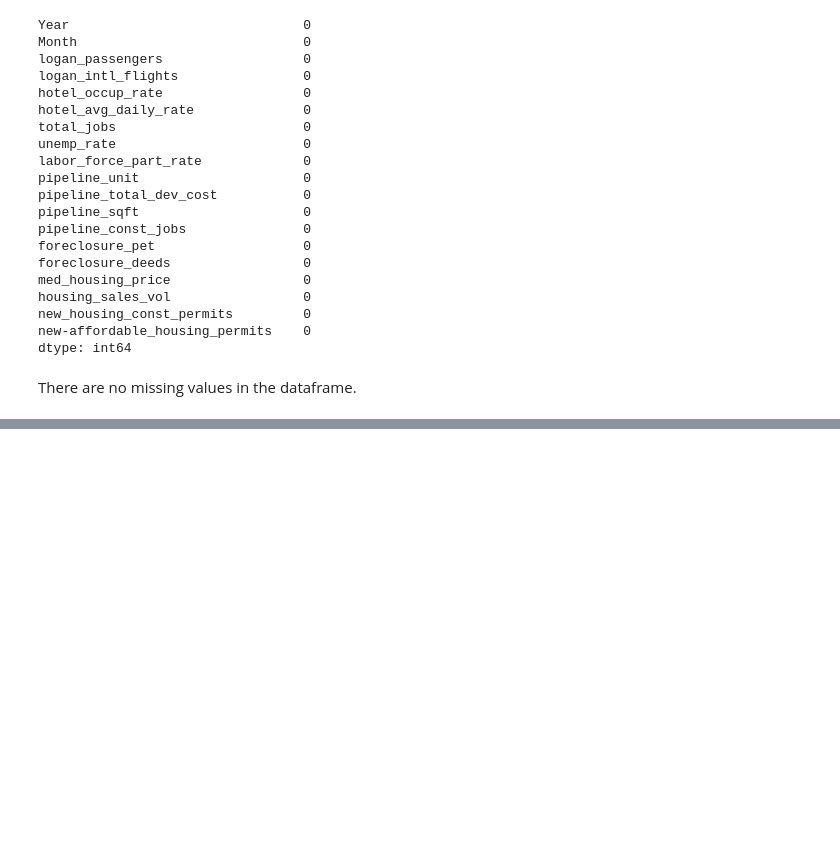
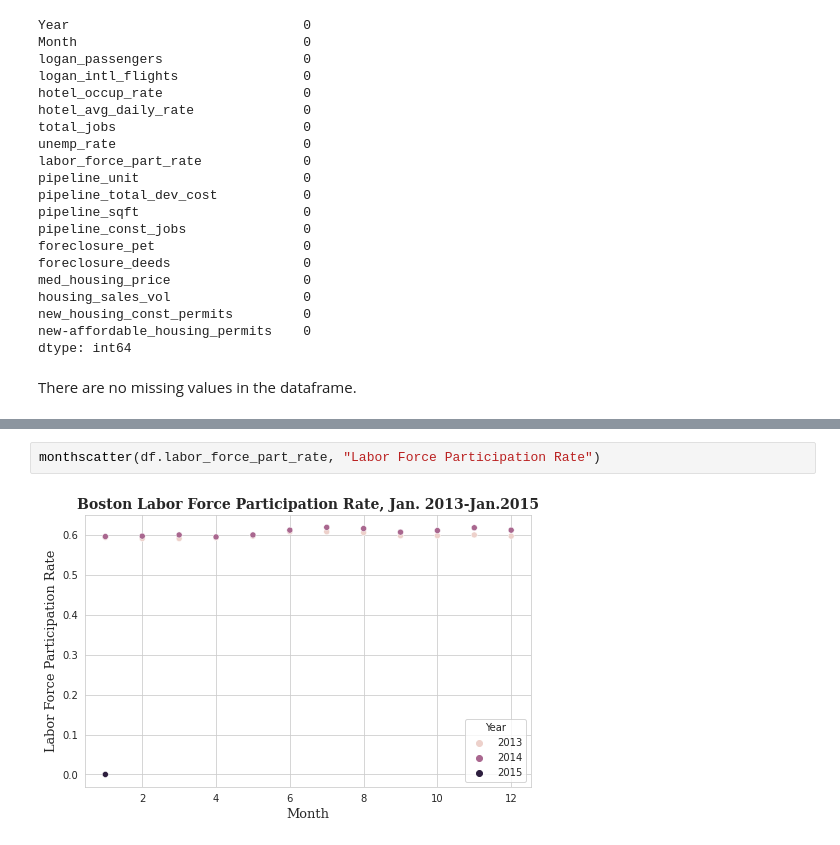
Before and after one commit to AvonleaFisher/Boston-economic-indicators, a Jupyter notebook: Boston_Economic_Indicators_Analysis.ipynb, the cells around one changed output, grey strips where cells are left out. Saved outputs shown, nothing was run; the diff lists cells and outputs as text; blank space fills up the shorter version.

```diff
--- a/Boston_Economic_Indicators_Analysis.ipynb
+++ b/Boston_Economic_Indicators_Analysis.ipynb
@@ -108,0 +139,4 @@ There are no missing values in the dataframe.
+# %%
+monthscatter(df.labor_force_part_rate, "Labor Force Participation Rate")
+# %% [output]
+[figure, added]
```
Also changed, not shown: parts of 9 cells of this notebook.
